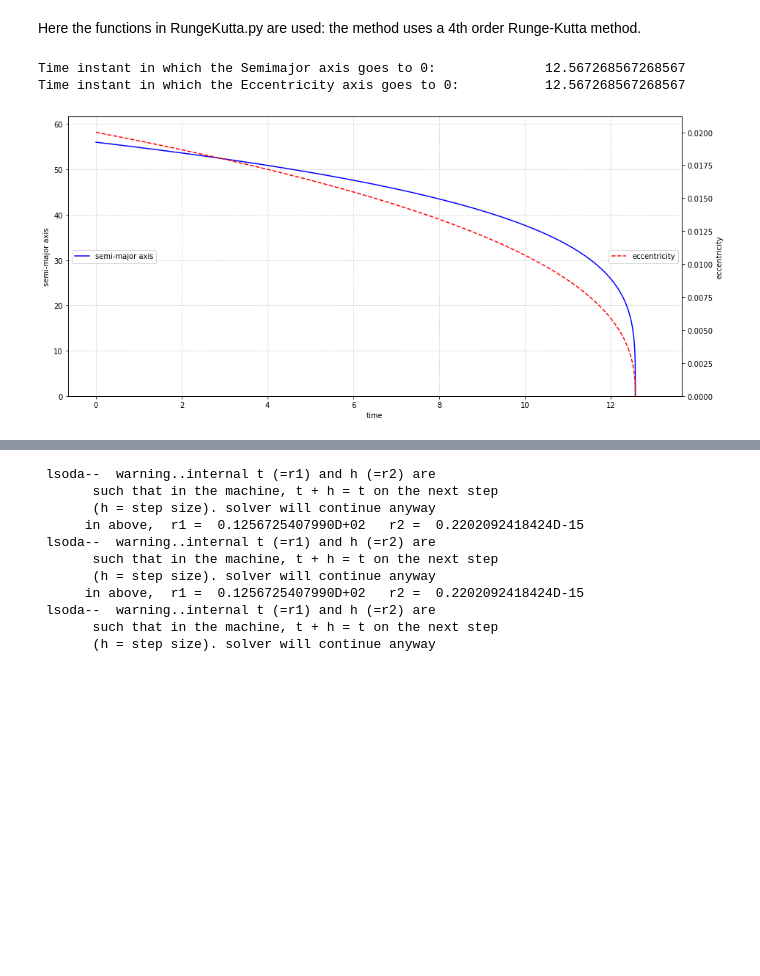
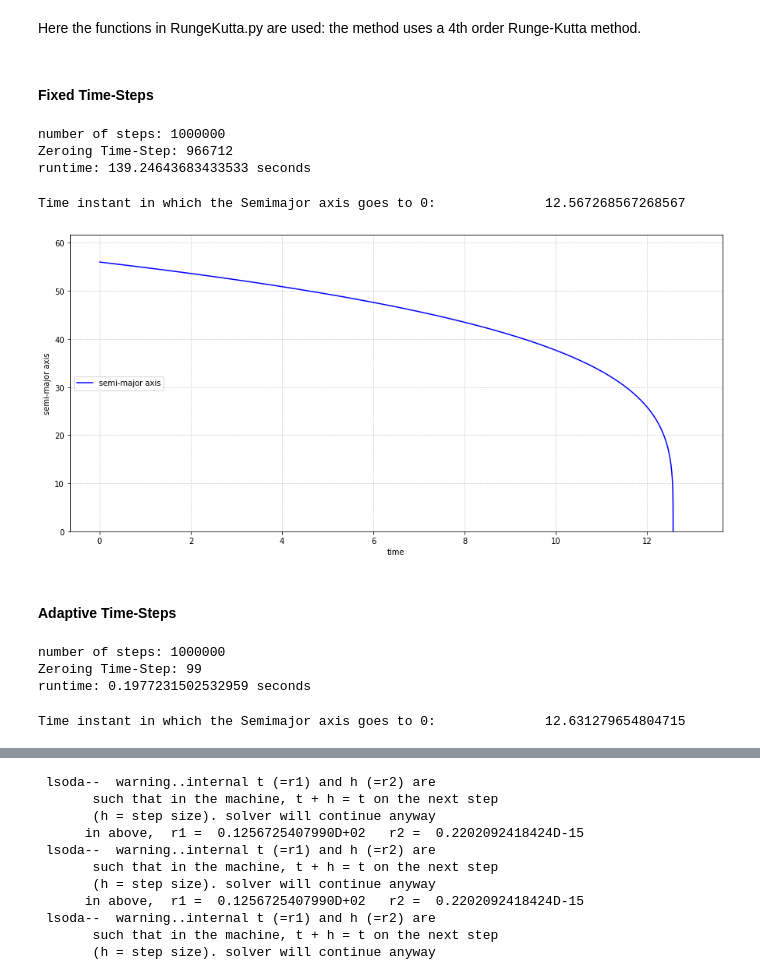
Before and after one commit to Bahadoram/Delay-Time-Dist.-of-Compact-Binary-Objects, a Jupyter notebook: project.ipynb, the cells around one changed output, grey strips where cells are left out. Saved outputs shown, nothing was run; the diff lists cells and outputs as text; code cells hidden in the pictures; blank space fills up the shorter version.

Commit message:
simple adaptive time-step added

```diff
--- a/project.ipynb
+++ b/project.ipynb
@@ -56,7 +67,11 @@ Text(0.5, 1.0, 'alpha')
 ### Integration of the system of differential Equations
 # %% [markdown]
 Here the functions in RungeKutta.py are used: the method uses a 4th order Runge-Kutta method.
+# %% [markdown]
+#### Fixed Time-Steps
 # %%
+start_time = time.time()
+
 TMIN = 0;  TMAX = 13 # s
 a0   = 56;   e0 = .02
 #initial_state = (a0, e0)
@@ -81,26 +96,85 @@ for i in range(NSTEPS-1):
     yout   = ODE_RK( t[i], yin, h, M2, M1 )
     a[i+1] = yout[0]
     e[i+1] = yout[1]
+
+print("number of steps: %s"  % NSTEPS)
+print("Zeroing Time-Step: %s"  % list(x <= 0 for x in a).index(True))
+print("runtime: %s seconds" % (time.time() - start_time))
+# %% [output]
+number of steps: 1000000
+Zeroing Time-Step: 966712
+runtime: 139.24643683433533 seconds
 # %%
 print("Time instant in which the Semimajor axis goes to 0:\t\t",    t[a<=0][0])
-print("Time instant in which the Eccentricity axis goes to 0:\t\t", t[e<=0][0])
+# print("Time instant in which the Eccentricity axis goes to 0:\t\t", t[e<=0][0])
 # %% [output]
 Time instant in which the Semimajor axis goes to 0:              12.567268567268567
-Time instant in which the Eccentricity axis goes to 0:           12.567268567268567
 # %%
 fig, ax = plt.subplots(figsize=(15,7))
 ax.plot(t,a,'b-',  label='semi-major axis')
 ax.set_ylabel('semi-major axis')
 ax.set_xlabel('time')
 ax.legend(loc='center left')
 ax.grid(ls='dotted')
 ax.set_ylim(bottom=0)
 
-ax_ = ax.twinx()
-ax_.plot(t,e,'r--', label='eccentricity')
-ax_.set_ylabel('eccentricity')
-ax_.legend(loc='center right')
-ax_.set_ylim(bottom=0)
+# ax_ = ax.twinx()
+# ax_.plot(t,e,'r--', label='eccentricity')
+# ax_.set_ylabel('eccentricity')
+# ax_.legend(loc='center right')
+# ax_.set_ylim(bottom=0)
 plt.show()
 # %% [output]
-[figure, old version]
+[figure, new version]
+# %% [markdown]
+#### Adaptive Time-Steps
+# %%
+start_time = time.time()
+
+TMIN = 0;  TMAX = 13 # s
+a0   = 56;   e0 = .02
+#initial_state = (a0, e0)
+NSTEPS        = int(1e6)
+
+# just for the try
+M1, M2 = BHBH[['Mass_0', 'Mass_1']].iloc[0]
+
+#initial time step
+h0= 1/100 * ( TMAX - TMIN )
+
+#initial time
+t0 = TMIN
+
+a, e = (np.zeros(shape=NSTEPS) for i in range(N))
+t = np.zeros(shape=NSTEPS)
+h = np.zeros(shape=NSTEPS)
+
+# first values from the table
+a[0] = a0
+e[0] = e0
+h[0] = h0
+t[0] = TMIN
+
+i= 0
+while a[i] > 0:
+    yin    = [a[i], e[i]]
+    if i > 0:
+        h[i] = h0* (a[i]/a[i-1])
+    yout   = ODE_RK(t[i], yin, h[i], M2, M1 )
+    a[i+1] = yout[0]
+    t[i+1] = t[i] + h[i]
+    i+=1
+
+zero_index = list(x <= 0 for x in a).index(True)
+print("number of steps: %s"  % NSTEPS)
+print("Zeroing Time-Step: %s"  % zero_index)
+print("runtime: %s seconds" % (time.time() - start_time))
+# %% [output]
+number of steps: 1000000
+Zeroing Time-Step: 99
+runtime: 0.1977231502532959 seconds
+# %%
+print("Time instant in which the Semimajor axis goes to 0:\t\t",    t[a<=0][0])
+# print("Time instant in which the Eccentricity axis goes to 0:\t\t", t[e<=0][0])
+# %% [output]
+Time instant in which the Semimajor axis goes to 0:              12.631279654804715
```
Also changed, not shown: parts of 4 cells of this notebook.
